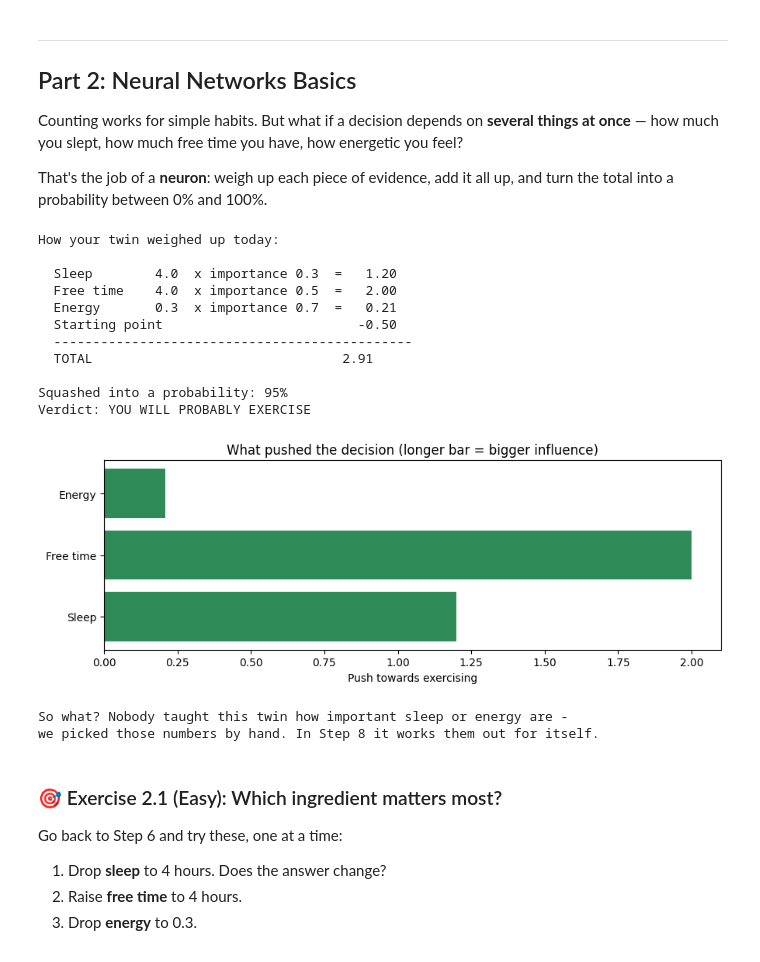
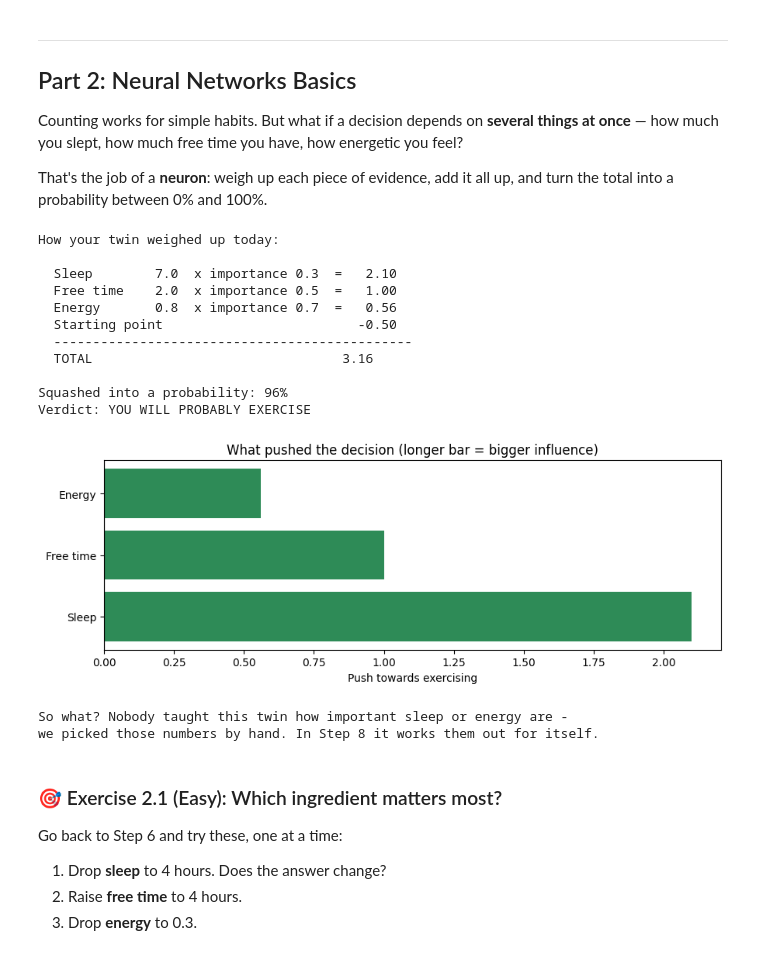
Before and after one commit to lindasomtochukwu/ATF-Colab-Tutorials, a Jupyter notebook: 01_probability_neural_networks_plain_english.ipynb, the cells around one changed output. Cells and saved outputs as stored; diff of their text form; code cells hidden in the pictures.

```diff
--- a/01_probability_neural_networks_plain_english.ipynb
+++ b/01_probability_neural_networks_plain_english.ipynb
@@ -199,7 +199,7 @@ type your own days, and watch the answer change.
 use_a_sample_week = False #@param {type:"boolean"}
 #@markdown **Or describe your own days** below, separated by commas.
 #@markdown Type the words, or just the numbers from Step 1 (1 = your first activity).
-my_days = "Sleep, Prayer, Commuting, Work, Study, Prayer,  Sleep, Work, Commuting, Prayer, Work, Prayer, Study, Sleep, Study" #@param {type:"string"}
+my_days = " Prayer, Sleep, Commuting, Sleep, Work, Sleep, Study, Prayer, Sleep, Commuting, Study, Work, Sleep, Study, Prayer" #@param {type:"string"}
 
 # ---- hidden helper code: learners never need to read this ----
 import numpy as np, matplotlib.pyplot as plt
@@ -356,8 +356,8 @@ Think about yesterday, the day before, and so on — one word per day.
 #@title ▶ Step 3 — Try it with your own two weeks { display-mode: "form" }
 #@markdown This is YOUR turn. Think back over the last fortnight, one word per day.
 #@markdown Leave the box empty to borrow a sample fortnight instead.
-use_a_sample_week = False #@param {type:"boolean"}
-my_two_weeks = "Sleep, Prayer, Commuting, Work, Study, Prayer, Sleep, Work, Commuting,    Prayer, Work, Prayer, Study, Sleep, Study" #@param {type:"string"}
+use_a_sample_week = True #@param {type:"boolean"}
+my_two_weeks = "" #@param {type:"string"}
 
 # ---- hidden helper code: learners never need to read this ----
 import numpy as np, matplotlib.pyplot as plt
@@ -494,8 +496,8 @@ The next step learns the rule **"after X, you usually do Y"**.
 # %%
 #@title ▶ Step 4 — Learn what usually follows what { display-mode: "form" }
 #@markdown Same days as before. Order matters now, so keep them in the order they happened.
-use_a_sample_week = False #@param {type:"boolean"}
-my_days = "Sleep, Prayer, Commuting, Work, Study, Prayer, Sleep, Work, Commuting,    Prayer, Work, Prayer, Study, Sleep, Study" #@param {type:"string"}
+use_a_sample_week = True #@param {type:"boolean"}
+my_days = "" #@param {type:"string"}
 
 # ---- hidden helper code: learners never need to read this ----
 import numpy as np, matplotlib.pyplot as plt
@@ -635,10 +618,10 @@ and it is the same trick a language model uses to write a sentence one word at a
 # %%
 #@title ▶ Step 5 — Predict what I will do next { display-mode: "form" }
 #@markdown Leave the activity blank and your twin starts from whatever you do most.
-starting_activity = "Sleep" #@param {type:"string"}
+starting_activity = "" #@param {type:"string"}
 steps_ahead = 5 #@param {type:"slider", min:1, max:10, step:1}
 use_a_sample_week = True #@param {type:"boolean"}
-my_days = "Sleep, Prayer, Commuting, Work, Study, Prayer, Sleep, Work, Commuting,    Prayer, Work, Prayer, Study, Sleep, Study" #@param {type:"string"}
+my_days = "" #@param {type:"string"}
 
 # ---- hidden helper code: learners never need to read this ----
 import numpy as np, matplotlib.pyplot as plt
@@ -787,9 +771,9 @@ total into a probability between 0% and 100%.
 # %%
 #@title ▶ Step 6 — Will I exercise today? { display-mode: "form" }
 #@markdown Describe today, then press play. The twin weighs it all up and decides.
-hours_of_sleep = 4 #@param {type:"slider", min:0, max:12, step:0.5}
-free_time_hours = 4 #@param {type:"slider", min:0, max:8, step:0.5}
-energy_level = 0.3 #@param {type:"slider", min:0, max:1, step:0.05}
+hours_of_sleep = 7 #@param {type:"slider", min:0, max:12, step:0.5}
+free_time_hours = 2 #@param {type:"slider", min:0, max:8, step:0.5}
+energy_level = 0.8 #@param {type:"slider", min:0, max:1, step:0.05}
 
 # ---- hidden helper code: learners never need to read this ----
 import numpy as np, matplotlib.pyplot as plt
@@ -878,39 +862,39 @@ def pick(word):
 w = np.array([0.3, 0.5, 0.7]); bias = -0.5
 x = np.array([hours_of_sleep, free_time_hours, energy_level])
 contrib = x * w
 total = contrib.sum() + bias
 p = 1 / (1 + np.exp(-total))
 labels = ["Sleep", "Free time", "Energy"]
 print("How your twin weighed up today:\n")
 for lab, val, wt, c in zip(labels, x, w, contrib):
     print("  " + lab.ljust(11) + str(val).rjust(5) + "  x importance " + str(wt) + "  = " + format(c, ">6.2f"))
 print("  " + "Starting point".ljust(11) + " " * 24 + format(bias, ">6.2f"))
 print("  " + "-" * 46)
 print("  " + "TOTAL".ljust(11) + " " * 24 + format(total, ">6.2f"))
 print("\nSquashed into a probability: " + format(p, ".0%"))
 print("Verdict: " + ("YOU WILL PROBABLY EXERCISE" if p > 0.5 else "YOU PROBABLY WILL NOT EXERCISE"))
 plt.figure(figsize=(9, 3.4))
 cols = ["seagreen" if c >= 0 else "indianred" for c in contrib]
 plt.barh(labels, contrib, color=cols)
 plt.axvline(0, color="black", linewidth=0.8)
 plt.title("What pushed the decision (longer bar = bigger influence)")
 plt.xlabel("Push towards exercising")
 plt.tight_layout(); plt.show()
 print("So what? Nobody taught this twin how important sleep or energy are -")
 print("we picked those numbers by hand. In Step 8 it works them out for itself.")
 # %% [output]
 How your twin weighed up today:
 
-  Sleep        4.0  x importance 0.3  =   1.20
-  Free time    4.0  x importance 0.5  =   2.00
-  Energy       0.3  x importance 0.7  =   0.21
+  Sleep        7.0  x importance 0.3  =   2.10
+  Free time    2.0  x importance 0.5  =   1.00
+  Energy       0.8  x importance 0.7  =   0.56
   Starting point                         -0.50
   ----------------------------------------------
-  TOTAL                                2.91
+  TOTAL                                3.16
 
-Squashed into a probability: 95%
+Squashed into a probability: 96%
 Verdict: YOU WILL PROBABLY EXERCISE
-[figure, old version]
+[figure, new version]
 So what? Nobody taught this twin how important sleep or energy are -
 we picked those numbers by hand. In Step 8 it works them out for itself.
 # %% [markdown]
```
Also changed, not shown: parts of 7 cells of this notebook.
